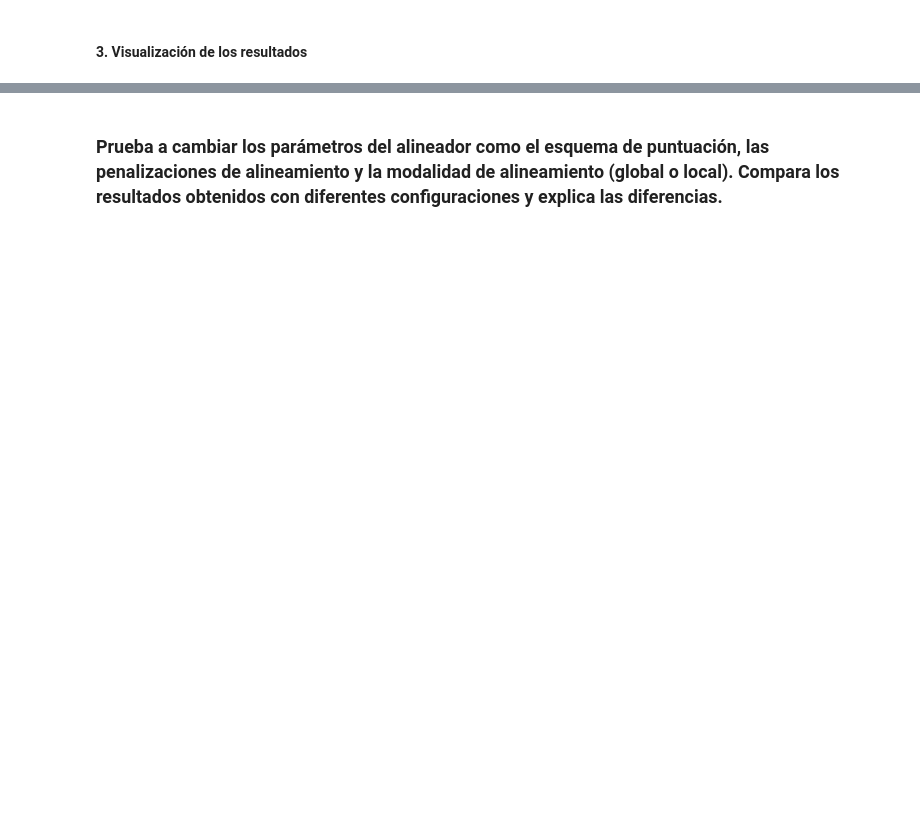
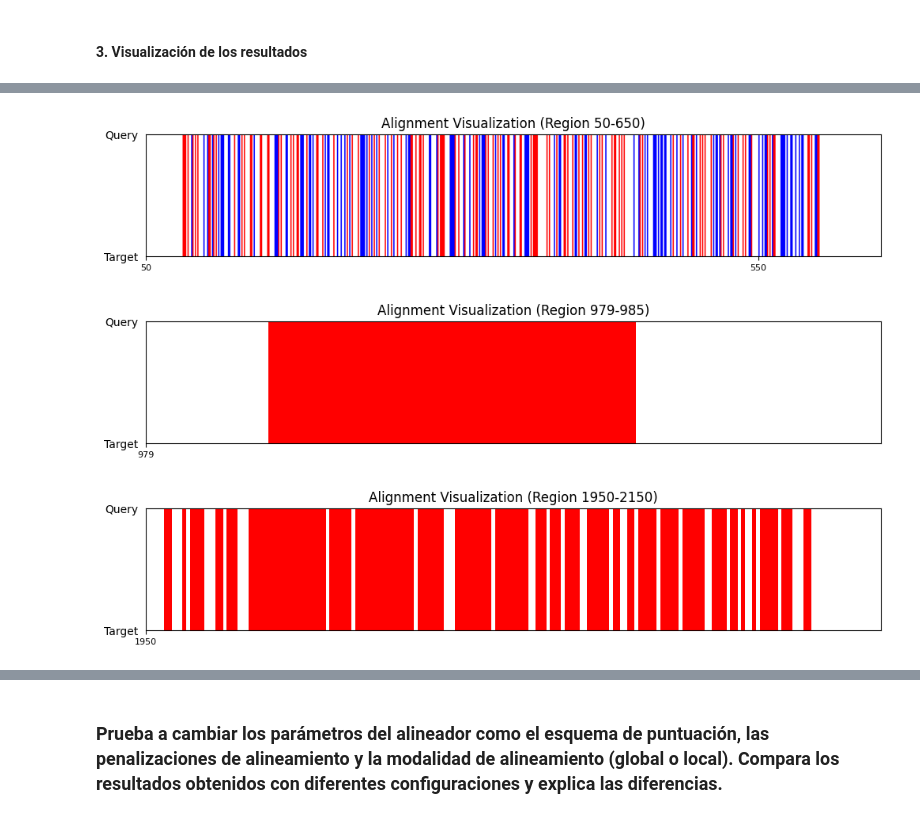
Before and after one commit to deepamino/pr2, a Jupyter notebook: Ejercicio.ipynb, the cells around one changed output, grey strips where cells are left out. Saved outputs shown, nothing was run; the diff lists cells and outputs as text; code cells hidden in the pictures; blank space fills up the shorter version.

```diff
--- a/Ejercicio.ipynb
+++ b/Ejercicio.ipynb
@@ -445,0 +570,7 @@ print(len(aligned_query_brca1))
+# %%
+segment_locations = [(50, 650), (979, 985), (1950, 2150)]
+plot_alignment_segments_by_locations(alignment_line_brca1, segment_locations)
+# %% [output]
+[figure, added]
+[figure, added]
+[figure, added]
```
Also changed, not shown: parts of 19 cells of this notebook.
